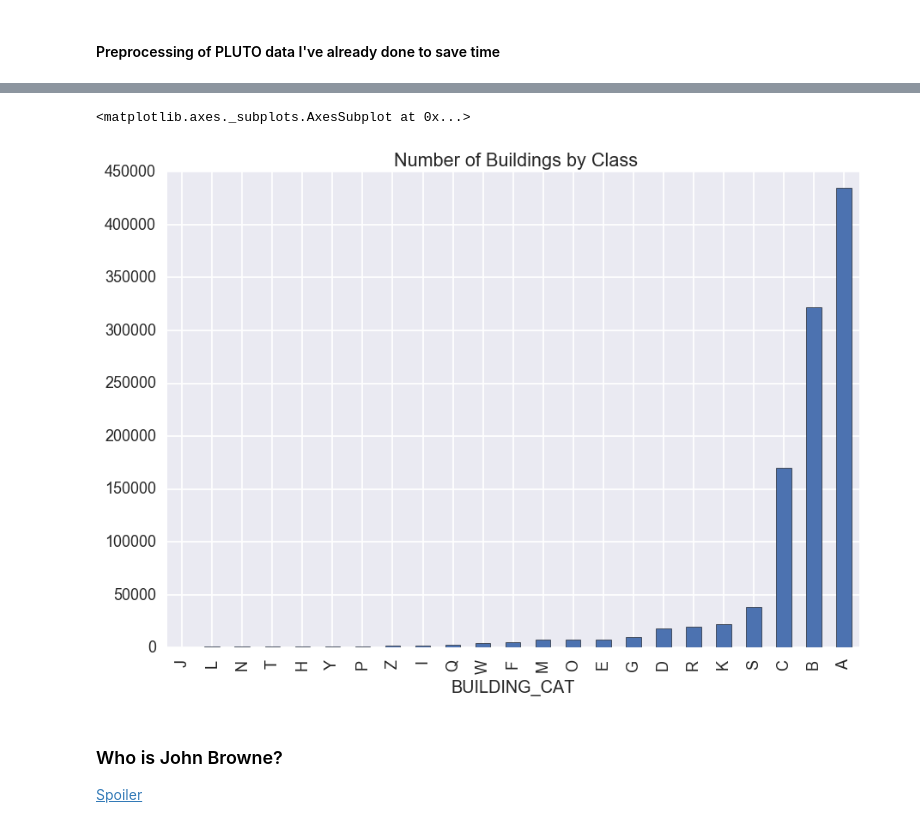
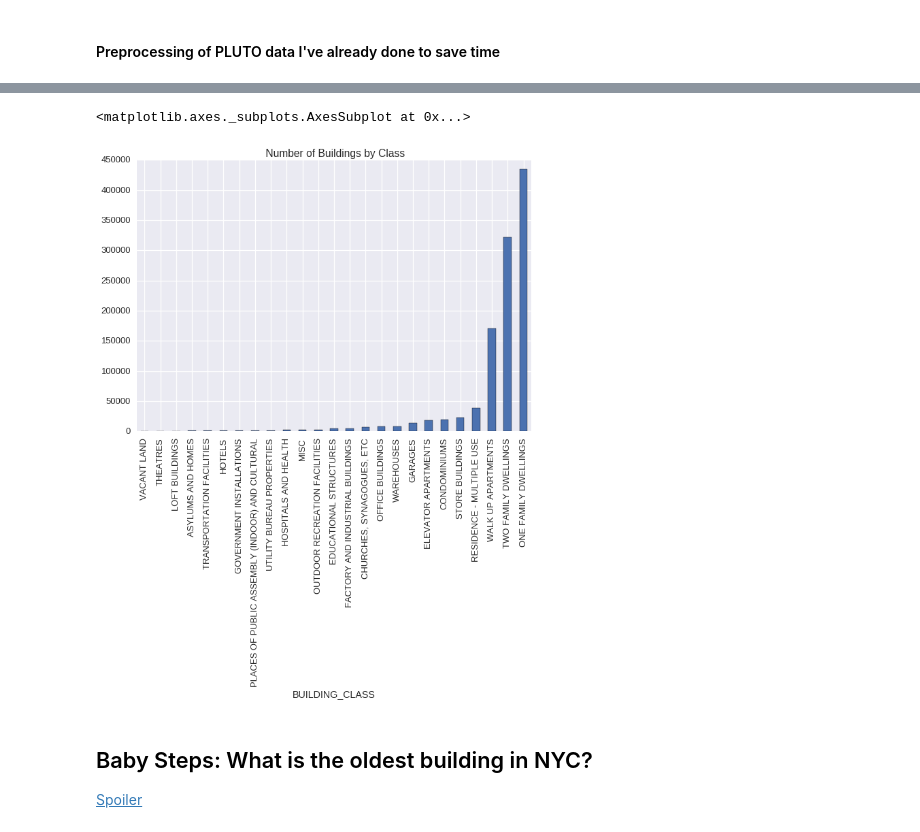
Before and after one commit to MODA-NYC/smart_cities_17, a Jupyter notebook: SmartCities.ipynb, the cells around one changed output, grey strips where cells are left out. Cells and saved outputs as stored; diff of their text form; code cells hidden in the pictures.

```diff
--- a/SmartCities.ipynb
+++ b/SmartCities.ipynb
@@ -58,10 +71,11 @@ PLUTO.head()
 # %%
-PLUTO.groupby('BUILDING_CAT')['NumBldgs'].sum().sort_values().plot(kind = 'bar', title = ' Number of Buildings by Class')
+PLUTO.groupby('BUILDING_CLASS')['NumBldgs'].sum().sort_values().plot(kind = 'bar', title = ' Number of Buildings by Class')
 # %% [output]
 <matplotlib.axes._subplots.AxesSubplot at 0x...>
-[figure, old version]
+[figure, new version]
 # %% [markdown]
-### Who is John Browne?
+
+## Baby Steps: What is the oldest building in NYC?
 
 [Spoiler](https://en.wikipedia.org/wiki/John_Bowne_House)
 # %%
```
Also changed, not shown: parts of 16 cells of this notebook, 2 other files.
